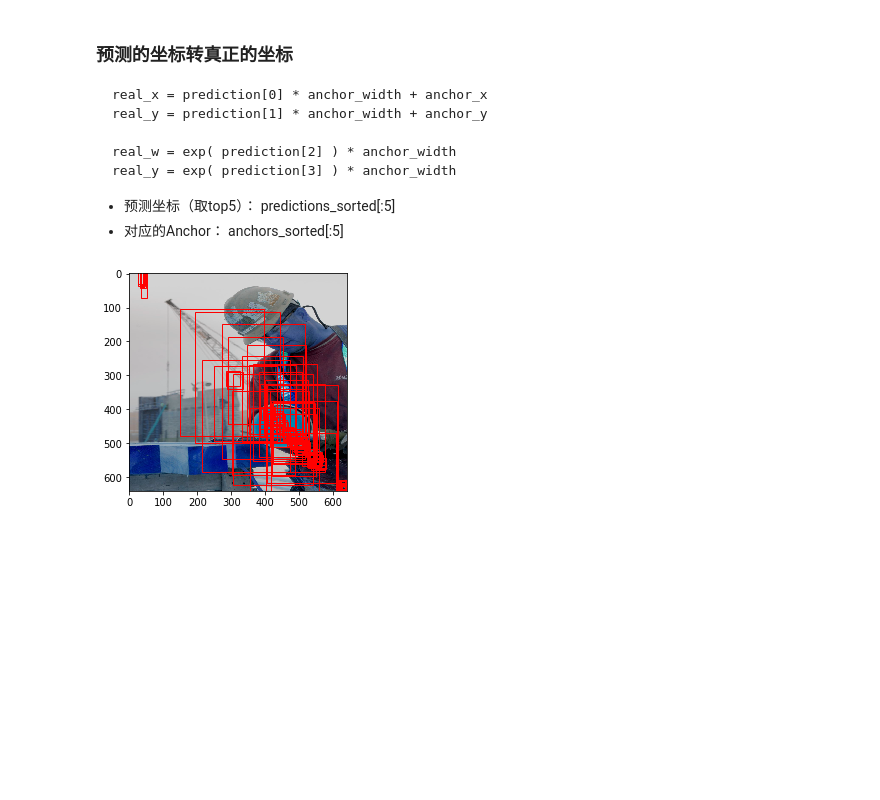
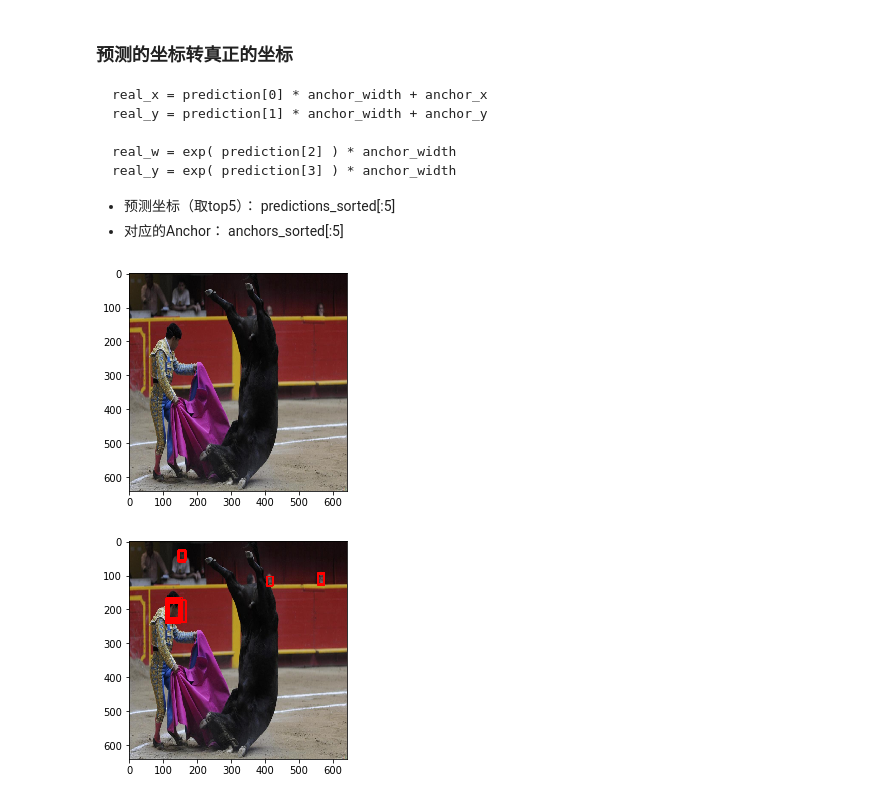
Before and after one commit to louis-she/sfd.pytorch, a Jupyter notebook: inference.ipynb, the cells around one changed output. Cells and saved outputs as stored; diff of their text form; code cells hidden in the pictures; blank space fills up the shorter version.

```diff
--- a/inference.ipynb
+++ b/inference.ipynb
@@ -14,6 +14,6 @@ from utils import change_coordinate
 # %%
-test_image = "/home/louis/datasets/wider_face/WIDER_train/images/32--Worker_Laborer/32_Worker_Laborer_Worker_Laborer_32_908.jpg"
-state_file = "/media/louis/ext4/models/sfd/models/epoch_1.pth.tar"
+test_image = "/home/louis/datasets/wider_face/WIDER_val/images/47--Matador_Bullfighter/47_Matador_Bullfighter_matadorbullfighting_47_572.jpg"
+state_file = "/media/louis/ext4/models/sfd/models/epoch_18.pth.tar"
 # %%
 model = Net().cuda()
 checkpoint = torch.load(state_file)
@@ -37,5 +33,6 @@ print(len(concated_predictions))
 # %%
-_, indices = torch.sort(concated_predictions[:,5], descending=True)
+diff = concated_predictions[:,5] - concated_predictions[:, 4]
+_, indices = torch.sort(diff, descending=True)
 # %%
 predictions_sorted = concated_predictions[indices]
 # %%
@@ -48,6 +45,7 @@ def get_bboxes(deltas, anchors):
     return torch.stack(  [cent_y - (height / 2), cent_x - (width / 2), cent_y + (height / 2), cent_x + (width / 2)] , dim=1 )
 # %%
 def show_anchor(image, anchors):
+    image = image[:,:,::-1]
     fig, ax = plt.subplots(1)
     for anchor in anchors:
         rect = patches.Rectangle((anchor[1], anchor[0]), anchor[3] - anchor[1], anchor[2] - anchor[0] ,linewidth=1,edgecolor='r',facecolor='none')
@@ -73,11 +87,11 @@ real_y = exp( prediction[3] ) * anchor_width
 * 预测坐标（取top5）： predictions_sorted[:5]
 * 对应的Anchor： anchors_sorted[:5]
 # %%
-the_predictions = predictions_sorted[:100]
-the_anchors = anchors_sorted[:100].cuda()
+the_predictions = predictions_sorted[:70]
+the_anchors = anchors_sorted[:70].cuda()
 
 real_x = the_predictions[:, 0] * the_anchors[:, 2] + the_anchors[:, 0]
-real_y = the_predictions[:, 1] * the_anchors[:, 3] + the_anchors[:, 0]
+real_y = the_predictions[:, 1] * the_anchors[:, 3] + the_anchors[:, 1]
 
 real_w = torch.exp(  the_predictions[:, 2]  ) * the_anchors[:, 2]
 real_h = torch.exp( the_predictions[:, 3])* the_anchors[:, 3]
@@ -88,7 +102,9 @@ bottom = real_y + real_h / 2
 right = real_x + real_w / 2
 
 final = torch.stack( [ top, left, bottom, right ], dim=1  )
-# %%
-show_anchor(image_resized, final )
-# %% [output]
-[figure, removed]
+# %%
+plt.imshow(image_resized[:,:,::-1])
+show_anchor(image_resized, final)
+# %% [output]
+[figure, added]
+[figure, added]
```
Also changed, not shown: parts of 3 cells of this notebook, 2 other files.
